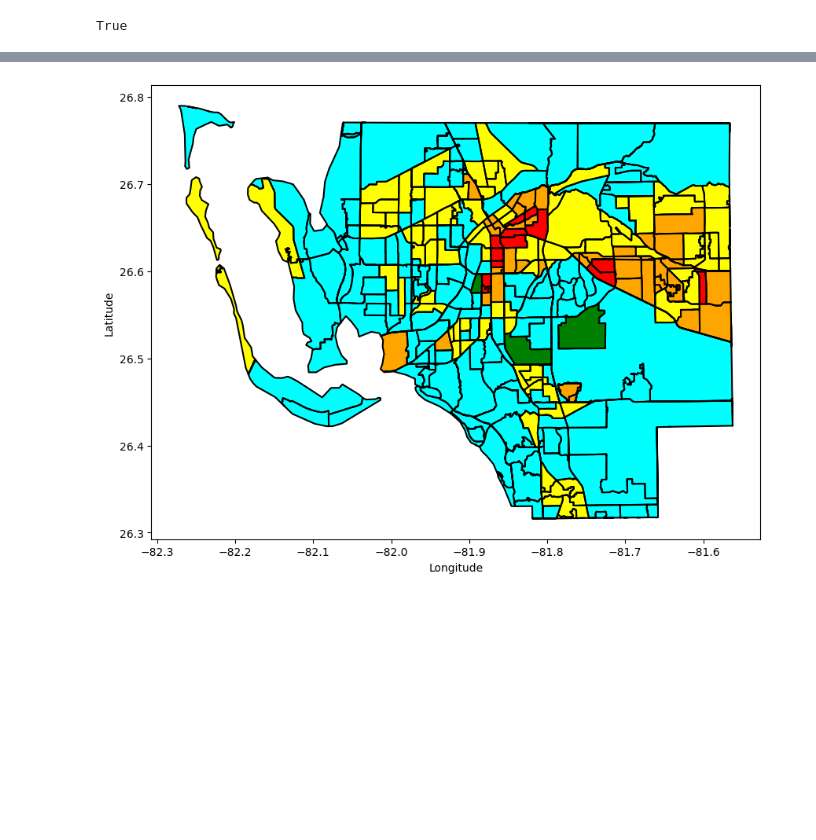
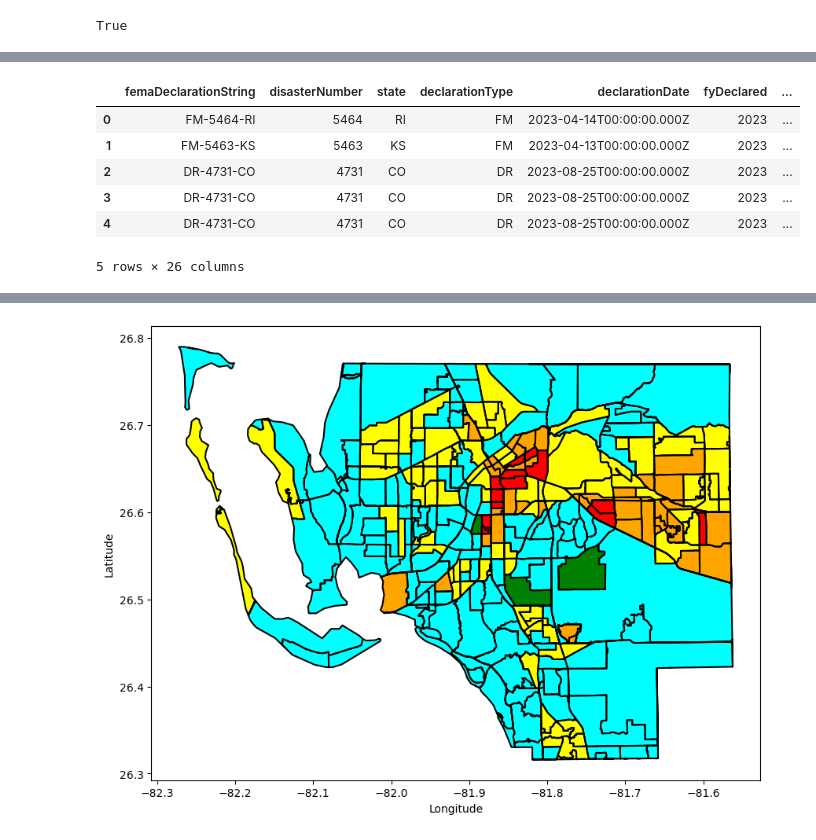
Before and after one commit to zacbakerr/open-fema-analysis, a Jupyter notebook: lee_county_analysis.ipynb, the cells around one changed output, grey strips where cells are left out. Cells and saved outputs as stored; diff of their text form; code cells hidden in the pictures; blank space fills up the shorter version.

```diff
--- a/lee_county_analysis.ipynb
+++ b/lee_county_analysis.ipynb
@@ -230,0 +219,11 @@ TypeError: count() takes 1 positional argument but 2 were given
+# %%
+disaster_data = gpd.read_file(r"../data/DisasterDeclarationsSummaries.csv")
+disaster_data.head()
+# %% [output]
+|  | femaDeclarationString | disasterNumber | state | declarationType | declarationDate | fyDeclared | ... |
+| 0 | FM-5464-RI | 5464 | RI | FM | 2023-04-14T00:00:00.000Z | 2023 | ... |
+| 1 | FM-5463-KS | 5463 | KS | FM | 2023-04-13T00:00:00.000Z | 2023 | ... |
+| 2 | DR-4731-CO | 4731 | CO | DR | 2023-08-25T00:00:00.000Z | 2023 | ... |
+| 3 | DR-4731-CO | 4731 | CO | DR | 2023-08-25T00:00:00.000Z | 2023 | ... |
+| 4 | DR-4731-CO | 4731 | CO | DR | 2023-08-25T00:00:00.000Z | 2023 | ... |
+5 rows × 26 columns
```
Also changed, not shown: parts of 11 cells of this notebook.
